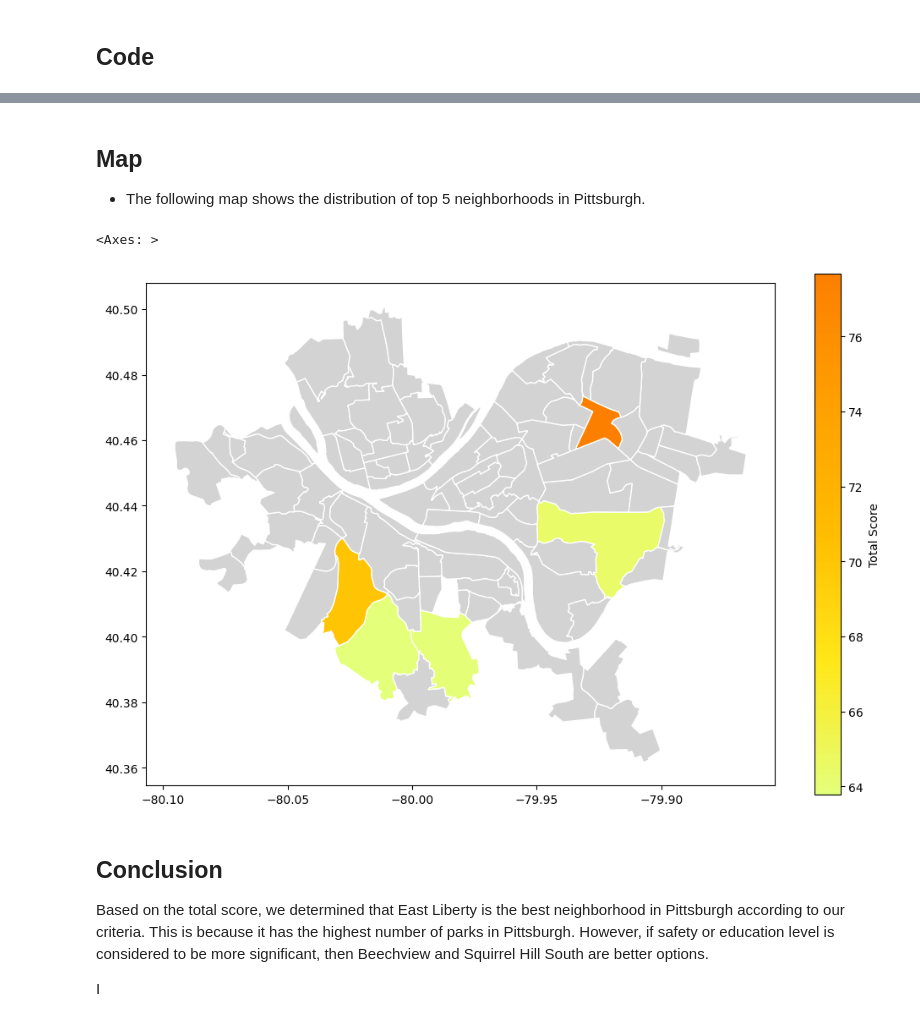
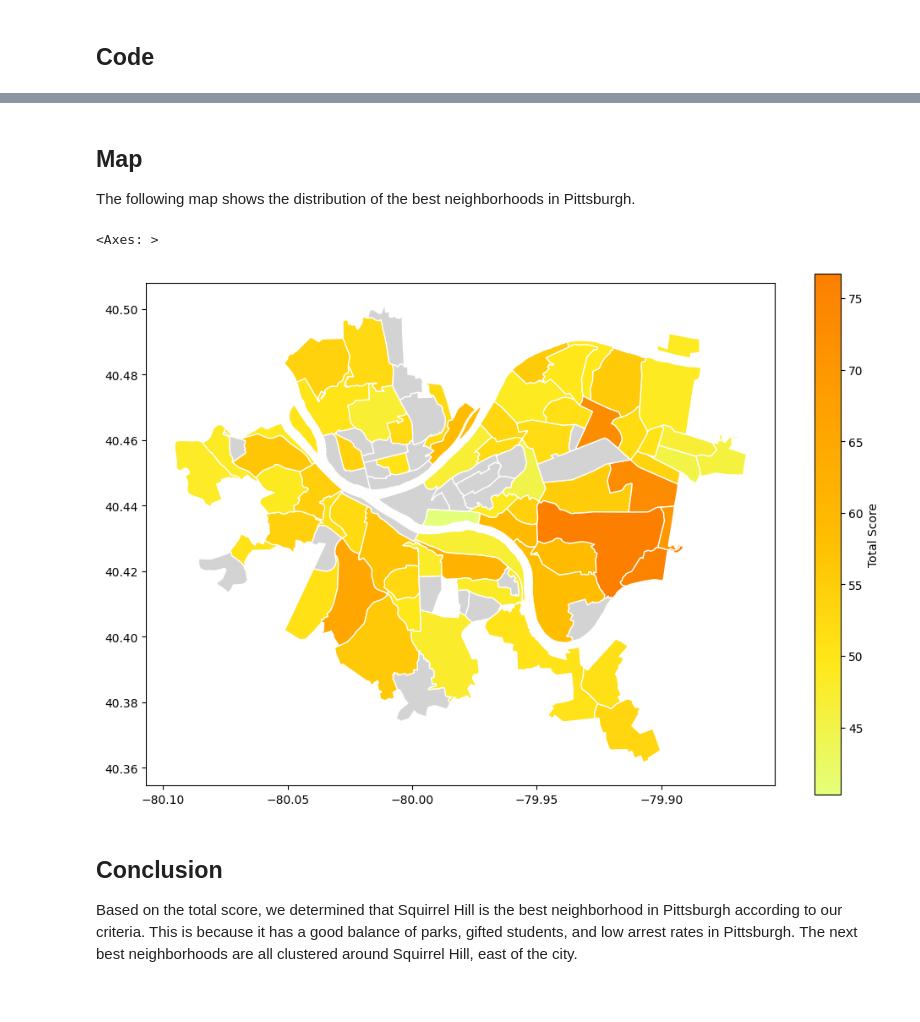
Before and after one commit to aliddy23/cmpinf-0010-final, a Jupyter notebook: final.ipynb, the cells around one changed output, grey strips where cells are left out. Drawn from its saved outputs; the diff is of its cells as text; code cells hidden in the pictures.

```diff
--- a/final.ipynb
+++ b/final.ipynb
@@ -81,28 +52,26 @@ Brookline                82.057416  85.000000   18.181818    63.777512
 # %% [markdown]
 ## Map
-* The following map shows the distribution of top 5 neighborhoods in Pittsburgh.
+The following map shows the distribution of the best neighborhoods in Pittsburgh.
 # %%
 import geopandas
 
 neighborhoods = geopandas.read_file("neighborhoods/neighborhoods.shp")
 # do the merge
-best_neighborhood_map = neighborhoods.merge(top5, how='left', left_on='hood', right_index=True)
+best_neighborhood_map = neighborhoods.merge(neighborhood_scores, how='left', left_on='hood', right_index=True)
 # look at the head to confirm it merged correctly
-best_neighborhood_map[['hood','Total_score','geometry']].head()
+best_neighborhood_map[['hood','total_score','geometry']].head()
 
-best_neighborhood_map.plot(column='Total_score', # set the data to be used for coloring
+best_neighborhood_map.plot(column='total_score', # set the data to be used for coloring
                cmap='Wistia',              # choose a color palette
                edgecolor="white",        # outline the districts in white
                legend=True,              # show the legend
                legend_kwds={'label': "Total Score"}, # label the legend
                figsize=(12, 8),         # set the size
                missing_kwds={"color": "lightgrey"} # set disctricts with no data to gray
                )
 # %% [output]
 <Axes: >
-[figure, old version]
+[figure, new version]
 # %% [markdown]
 ## Conclusion
-Based on the total score, we determined that East Liberty is the best neighborhood in Pittsburgh according to our criteria. This is because it has the highest number of parks in Pittsburgh. However, if safety or education level is considered to be more significant, then Beechview and Squirrel Hill South are better options.
-
-I
+Based on the total score, we determined that Squirrel Hill is the best neighborhood in Pittsburgh according to our criteria. This is because it has a good balance of parks, gifted students, and low arrest rates in Pittsburgh. The next best neighborhoods are all clustered around Squirrel Hill, east of the city.
```
Also changed, not shown: parts of 6 cells of this notebook, 7 other files.
